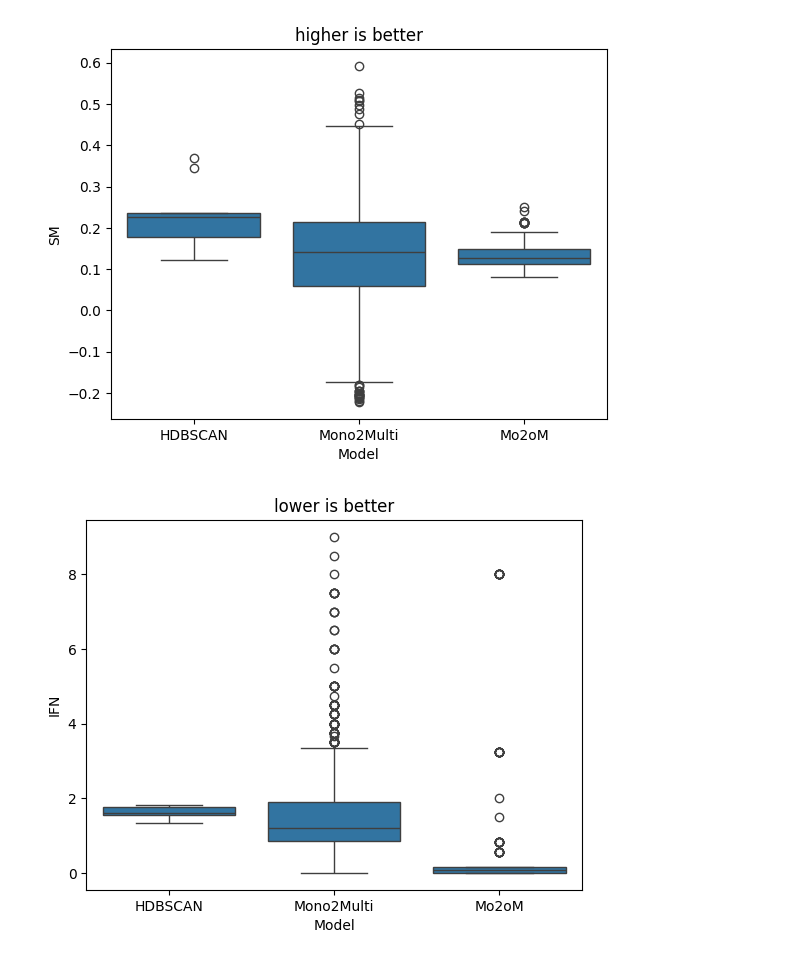
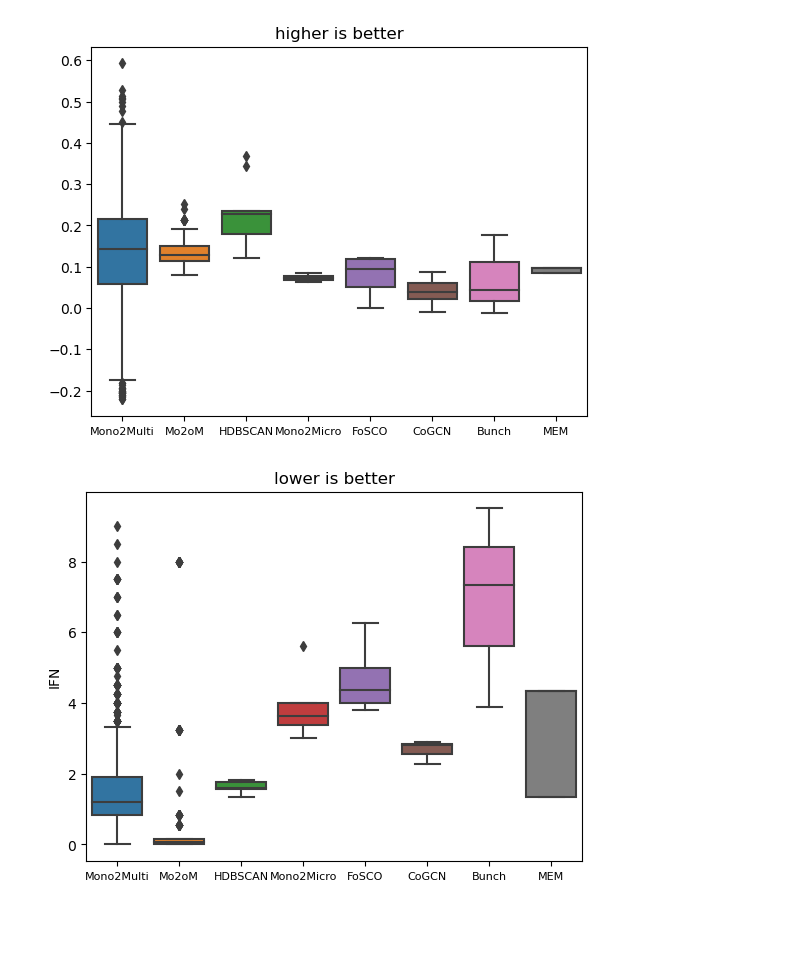
Before and after one commit to Morteza-24/Monolith-to-Microservice, a Jupyter notebook: ExperimentalResults/BoxPlots_AcmeAir.ipynb, the cells around one changed output. Cells and saved outputs as stored; diff of their text form; code cells hidden in the pictures; blank space fills up the shorter version.

Commit message:
Add the final results and their respective box plots.

```diff
--- a/ExperimentalResults/BoxPlots_AcmeAir.ipynb
+++ b/ExperimentalResults/BoxPlots_AcmeAir.ipynb
@@ -29,15 +70,39 @@ for i in mo2om_json:
 # %%
-x = ["HDBSCAN"]*len(hdbscan["SM"]) + ["Mono2Multi"]*len(mono2multi["SM"]) + ["Mo2oM"]*len(mo2om["SM"])
-y = hdbscan["SM"] + mono2multi["SM"] + mo2om["SM"]
+colors = ['#FF6347', '#4682B4', '#32CD32', '#FFFF00', '#8A2BE2', '#DC143C', '#FF4500', '#7CFC00']
+
+x = ["Mono2Multi"]*len(mono2multi["SM"]) +  ["Mo2oM"]*len(mo2om["SM"]) + ["HDBSCAN"]*len(hdbscan["SM"]) + ["Mono2Micro"]*len(Mono2Micro["SM"]) + ["FoSCO"]*len(FoSCO["SM"]) + ["CoGCN"]*len(CoGCN["SM"]) + ["Bunch"]*len(Bunch["SM"]) + ["MEM"]*len(MEM["SM"])
+y = mono2multi["SM"] + mo2om["SM"] + hdbscan["SM"] + Mono2Micro["SM"] + FoSCO["SM"] + CoGCN["SM"] + Bunch["SM"] + MEM["SM"]
 data = {"Model": x, "SM": y}
-ax = sns.boxplot(data=data, x="Model", y="SM", native_scale=True).set_title("higher is better")
+
+ax = sns.boxplot(data=data, x="Model", y="SM")
+
+for i, patch in enumerate(ax.artists):
+    patch.set_facecolor(colors[i])
+    patch.set_edgecolor('black')
+
+ax.set_title("higher is better")
+ax.set_ylabel("SM")
+plt.xticks(fontsize=8)
+plt.show()
 # %% [output]
-[figure, old version]
+[figure, new version]
 # %%
-x = ["HDBSCAN"]*len(hdbscan["IFN"]) + ["Mono2Multi"]*len(mono2multi["IFN"]) + ["Mo2oM"]*len(mo2om["IFN"])
-y = hdbscan["IFN"] + mono2multi["IFN"] + mo2om["IFN"]
+colors = ['#FF6347', '#4682B4', '#32CD32', '#FFFF00', '#8A2BE2', '#DC143C', '#FF4500', '#7CFC00']
+
+x = ["Mono2Multi"]*len(mono2multi["IFN"]) +  ["Mo2oM"]*len(mo2om["IFN"]) + ["HDBSCAN"]*len(hdbscan["IFN"]) + ["Mono2Micro"]*len(Mono2Micro["IFN"]) + ["FoSCO"]*len(FoSCO["IFN"]) + ["CoGCN"]*len(CoGCN["IFN"]) + ["Bunch"]*len(Bunch["IFN"]) + ["MEM"]*len(MEM["IFN"])
+y = mono2multi["IFN"] + mo2om["IFN"] + hdbscan["IFN"] + Mono2Micro["IFN"] + FoSCO["IFN"] + CoGCN["IFN"] + Bunch["IFN"] + MEM["IFN"]
 data = {"Model": x, "IFN": y}
-ax = sns.boxplot(data=data, x="Model", y="IFN", native_scale=True).set_title("lower is better")
+
+ax = sns.boxplot(data=data, x="Model", y="IFN")
+
+for i, patch in enumerate(ax.artists):
+    patch.set_facecolor(colors[i])
+    patch.set_edgecolor('black')
+
+ax.set_title("lower is better")
+ax.set_ylabel("IFN")
+plt.xticks(fontsize=8)
+plt.show()
 # %% [output]
-[figure, old version]
+[figure, new version]
 # %%
```
Also changed, not shown: parts of 4 cells of this notebook, 22 other files.
